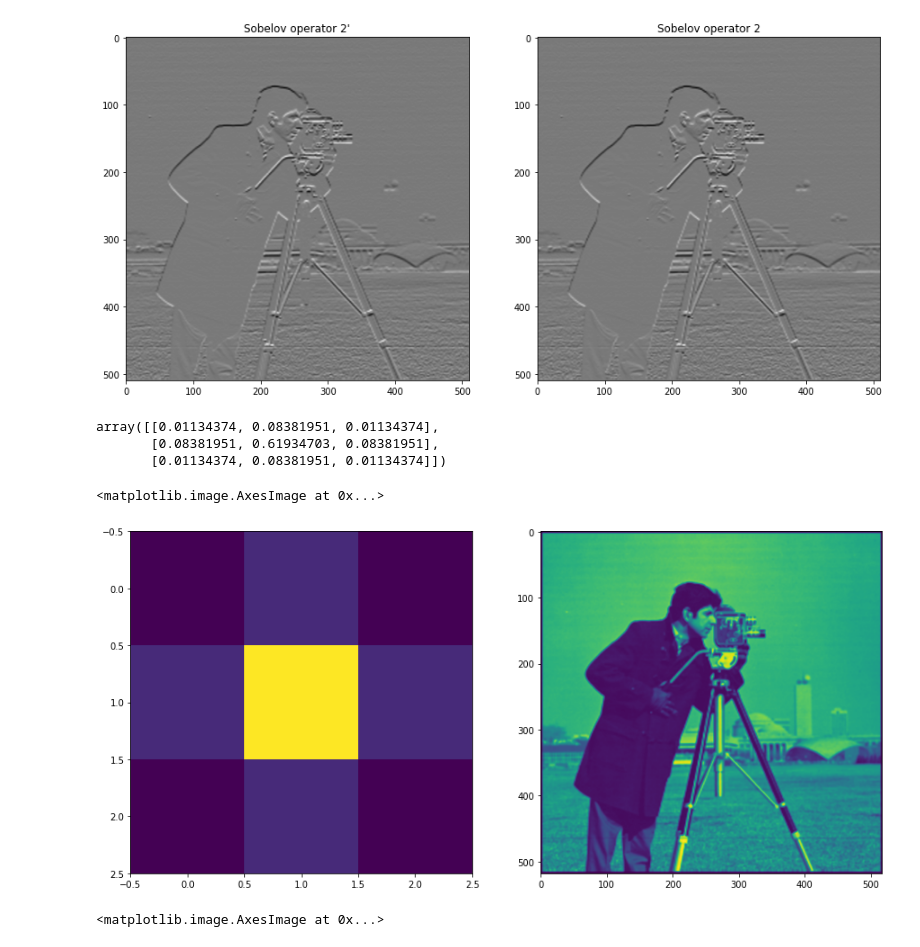
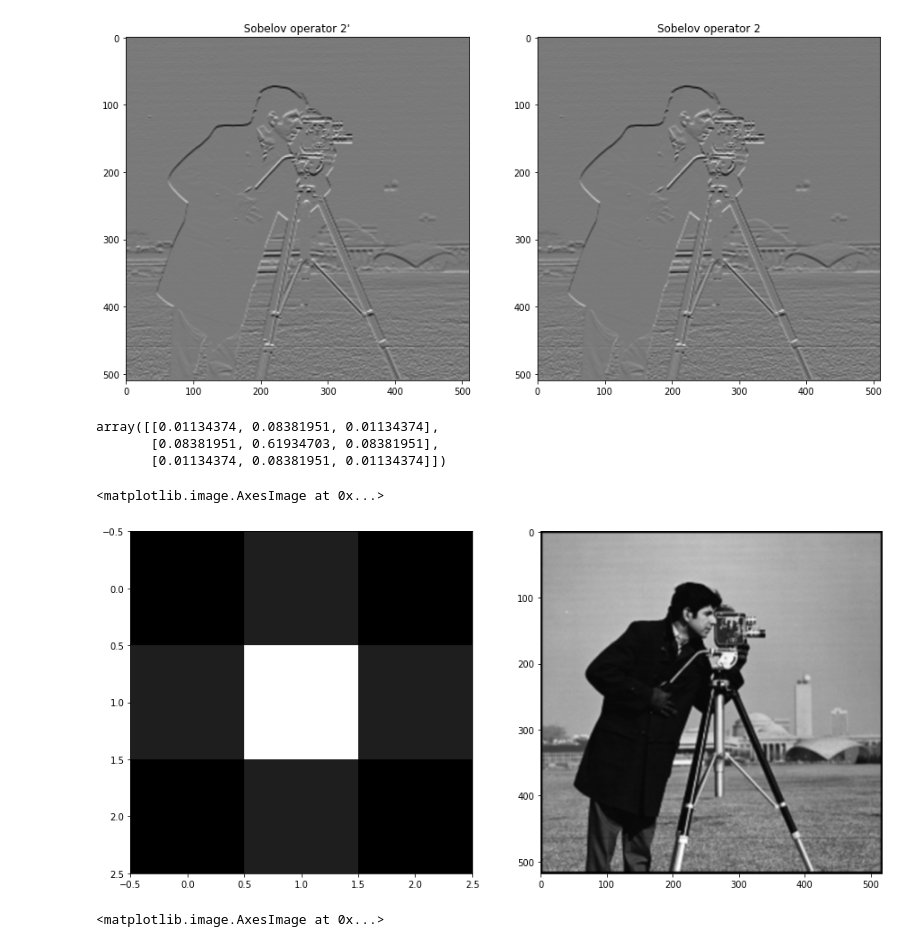
Before and after one commit to stanislav215/computer_vision, a Jupyter notebook: lab5/5. Konvolúcia .ipynb, the cells around one changed output. Saved outputs shown, nothing was run; the diff lists cells and outputs as text; code cells hidden in the pictures.

```diff
--- a/lab5/5. Konvolúcia .ipynb
+++ b/lab5/5. Konvolúcia .ipynb
@@ -136,18 +136,18 @@ plt.imshow(full_conv)
 # %%
 kernel = np.outer(signal.gaussian(3, 0.5), signal.gaussian(3, 0.5))
 kernel = kernel / np.sum(kernel)
 display(kernel)
 plt.figure(figsize=(15, 10))
 plt.subplot(121)
-plt.imshow(kernel)
+plt.imshow(kernel,cmap="gray")
 plt.subplot(122)
-plt.imshow(signal.convolve2d(signal.convolve2d(signal.convolve2d(orig_img,kernel),kernel),kernel))
+plt.imshow(signal.convolve2d(signal.convolve2d(signal.convolve2d(orig_img,kernel),kernel),kernel),cmap="gray")
 # %% [output]
 array([[0.01134374, 0.08381951, 0.01134374],
        [0.08381951, 0.61934703, 0.08381951],
        [0.01134374, 0.08381951, 0.01134374]])
 <matplotlib.image.AxesImage at 0x...>
-[figure, old version]
+[figure, new version]
 # %%
 plt.figure(figsize=(15,10))
 plt.imshow(data.page(), cmap="gray")
```
Also changed, not shown: parts of 1 cell of this notebook.
